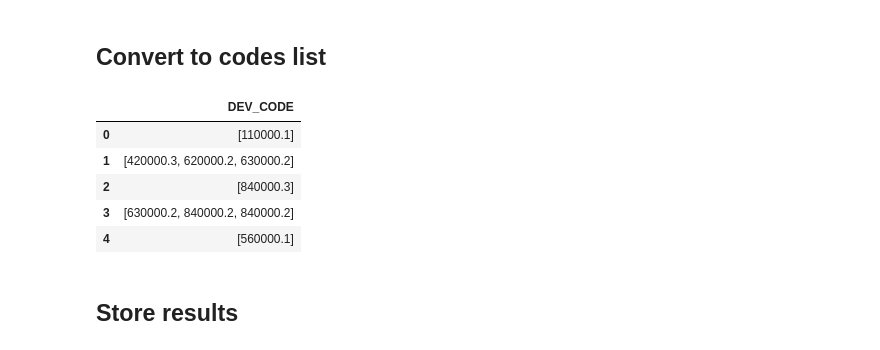
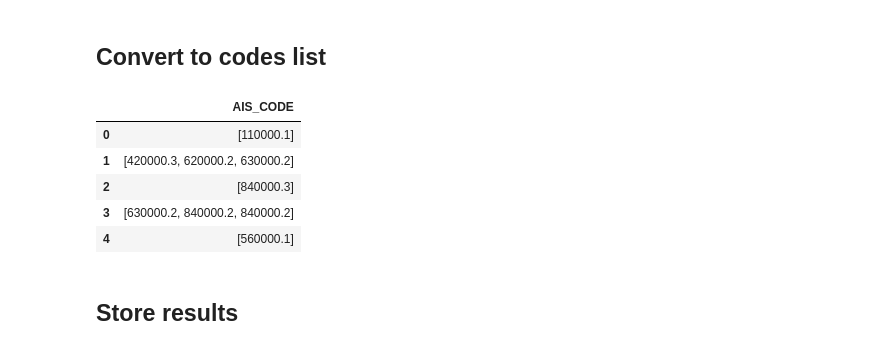
Before and after one commit to daniel-wu1/ICD-to-AIS-ML, a Jupyter notebook: Code/110-AAAM_map.ipynb, the cells around one changed output. Drawn from its saved outputs; the diff is of its cells as text; code cells hidden in the pictures.

```diff
--- a/Code/110-AAAM_map.ipynb
+++ b/Code/110-AAAM_map.ipynb
@@ -100,6 +97,4 @@ icd_codes['DEV_CODE'] = icd_codes.DEV_CODE.astype(np.float64)
-# %%
-# fill in unmapped codes with '-1'
-icd_codes = icd_codes.fillna(-1)
-# %%
-# fill in uspecified codes with 0
-icd_codes = icd_codes.replace(-100000, 0)
+# %%
+# Merge map onto ICD codes
+icd_codes = hlp.ICD9_AIS08_map(aaam_map, icd_codes, 'AAAM')
+icd_codes.head(5)
@@ -132,11 +134,10 @@ len(icd_codes.key.unique())
 # %% [markdown]
 ## Convert to codes list
-# %%
-icd_codes = icd_codes.groupby('key')['DEV_CODE'].apply(list).reset_index(name='DEV_CODE').drop(columns=['key'])
 # %%
+icd_codes = hlp.convert_codes_to_lists(icd_codes)
 icd_codes.head(5)
 # %% [output]
-|  | DEV_CODE |
+|  | AIS_CODE |
 | 0 | [110000.1] |
 | 1 | [420000.3, 620000.2, 630000.2] |
 | 2 | [840000.3] |
```
Also changed, not shown: parts of 26 cells of this notebook, 44 other files.
